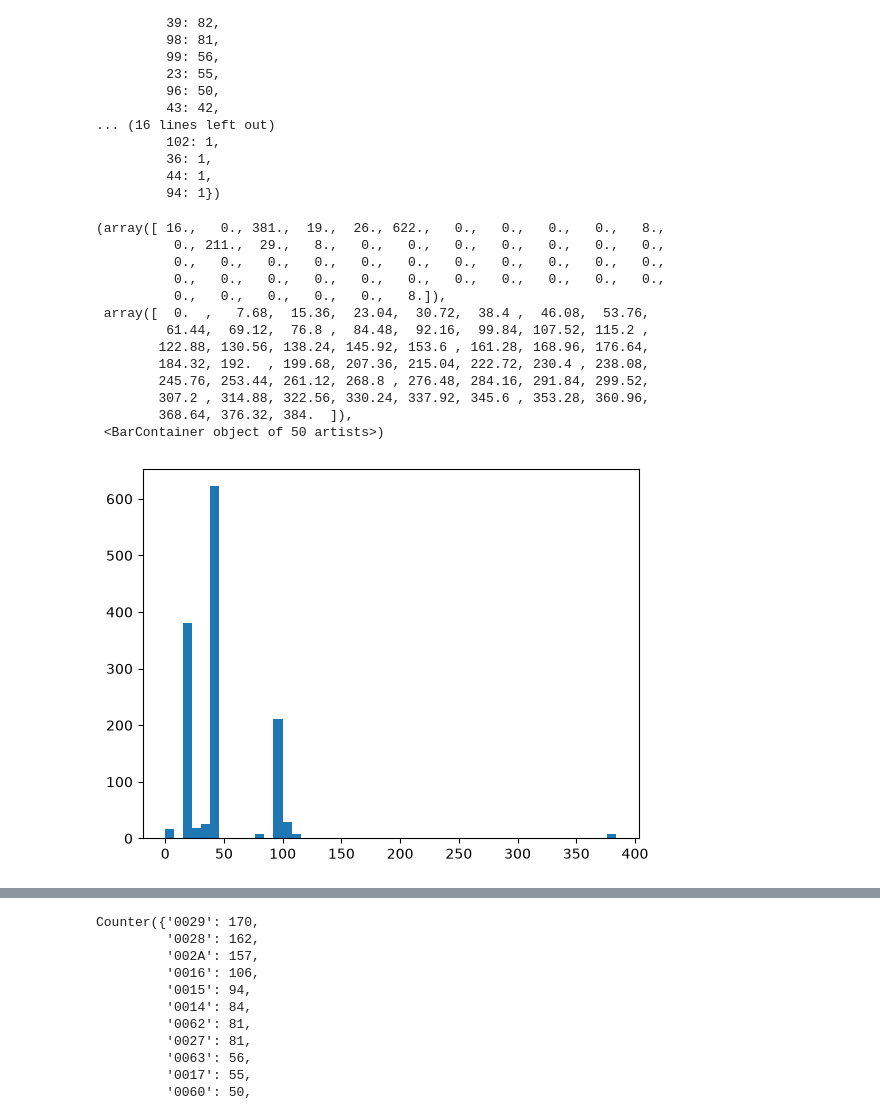
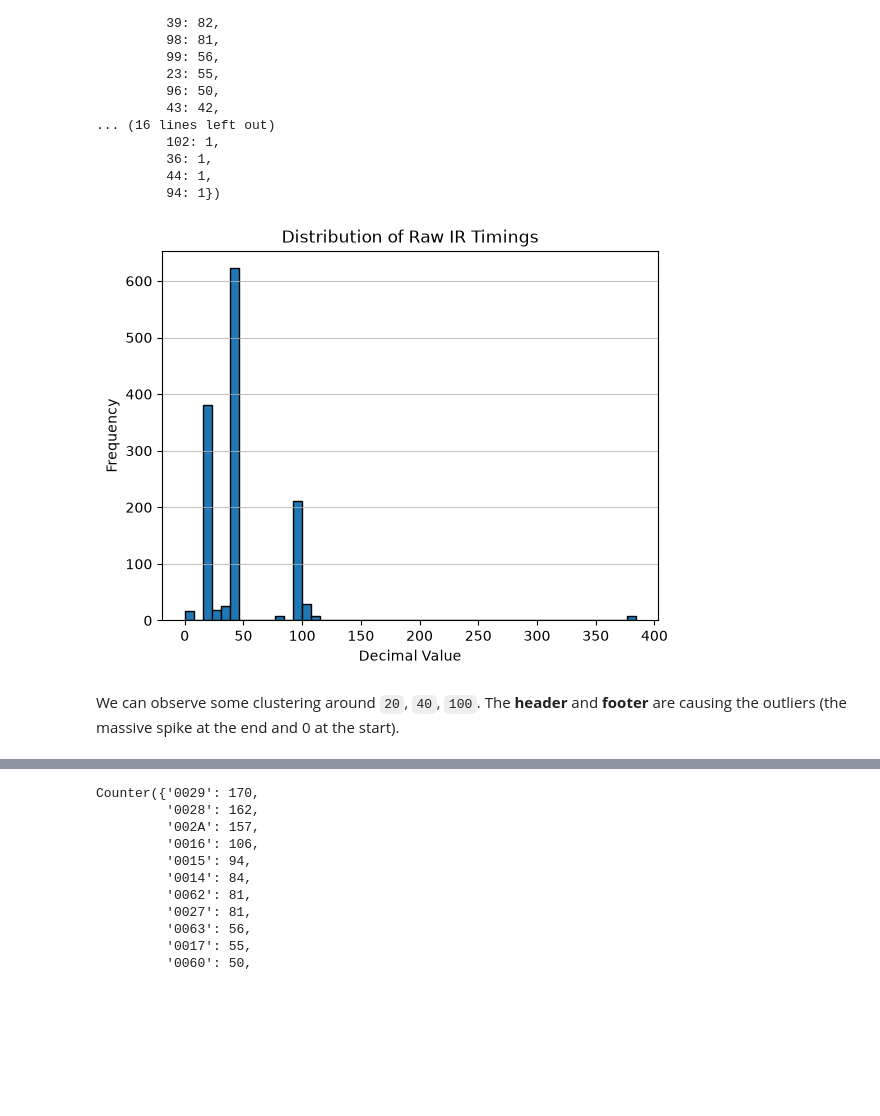
Before and after one commit to Shresht7/esphome-voltas-ac-climate-ir, a Jupyter notebook: protocol/notebook.ipynb, the cells around one changed output, grey strips where cells are left out. Drawn from its saved outputs; the diff is of its cells as text; code cells hidden in the pictures; blank space fills up the shorter version.

```diff
--- a/protocol/notebook.ipynb
+++ b/protocol/notebook.ipynb
@@ -8,6 +15,10 @@ import matplotlib.pyplot as plt
 # %%
 raw_pronto_codes_file = "./pronto-code/raw-pronto-codes.json"
 # %%
-raw_pronto_codes = json.loads(open(raw_pronto_codes_file, "r").read())
+raw_pronto_codes = []
+with open(raw_pronto_codes_file, 'r') as file:
+    raw_pronto_codes = json.load(file)
+
+print(f"Loaded {len(raw_pronto_codes)} pronto hex codes from {raw_pronto_codes_file}")
 raw_pronto_codes[:5]
 # %% [output]
@@ -31,6 +41,7 @@ def parse_pronto_code(pronto_code):
 pronto_codes = []
 for code in raw_pronto_codes:
     pronto_code = code
-    pronto_code["dec"] = parse_pronto_code(code["hex"])
+    pronto_code['raw'] = code['hex']
+    pronto_code['hex'] = code['hex'].split()
+    pronto_code["dec"] = [int(x, 16) for x in pronto_code['hex']]
     pronto_codes.append(pronto_code)
-pronto_codes[:5]
@@ -57,10 +75,8 @@ pronto_codes[:5]
 # %%
-from collections import Counter
-
 all_hex_codes = []
 all_dec_codes = []
 for code in pronto_codes:
-    all_hex_codes.extend(code["hex"].split())
+    all_hex_codes.extend(code["hex"])
     all_dec_codes.extend(code["dec"])
 # %%
 hex_counts = Counter(all_hex_codes)
@@ -105,20 +121,14 @@ Counter({41: 170,
          44: 1,
          94: 1})
 # %%
-plt.hist(all_dec_codes, bins=50)
+plt.hist(all_dec_codes, bins=50, edgecolor='black')
+plt.title("Distribution of Raw IR Timings")
+plt.xlabel("Decimal Value")
+plt.ylabel("Frequency")
+plt.grid(axis='y', alpha=0.75)
+plt.show()
 # %% [output]
-(array([ 16.,   0., 381.,  19.,  26., 622.,   0.,   0.,   0.,   0.,   8.,
-          0., 211.,  29.,   8.,   0.,   0.,   0.,   0.,   0.,   0.,   0.,
-          0.,   0.,   0.,   0.,   0.,   0.,   0.,   0.,   0.,   0.,   0.,
-          0.,   0.,   0.,   0.,   0.,   0.,   0.,   0.,   0.,   0.,   0.,
-          0.,   0.,   0.,   0.,   0.,   8.]),
- array([  0.  ,   7.68,  15.36,  23.04,  30.72,  38.4 ,  46.08,  53.76,
-         61.44,  69.12,  76.8 ,  84.48,  92.16,  99.84, 107.52, 115.2 ,
-        122.88, 130.56, 138.24, 145.92, 153.6 , 161.28, 168.96, 176.64,
-        184.32, 192.  , 199.68, 207.36, 215.04, 222.72, 230.4 , 238.08,
-        245.76, 253.44, 261.12, 268.8 , 276.48, 284.16, 291.84, 299.52,
-        307.2 , 314.88, 322.56, 330.24, 337.92, 345.6 , 353.28, 360.96,
-        368.64, 376.32, 384.  ]),
- <BarContainer object of 50 artists>)
-[figure, old version]
+[figure, new version]
+# %% [markdown]
+We can observe some clustering around `20`, `40`, `100`. The **header** and **footer** are causing the outliers (the massive spike at the end and 0 at the start).
 # %%
```
Also changed, not shown: parts of 27 cells of this notebook.
